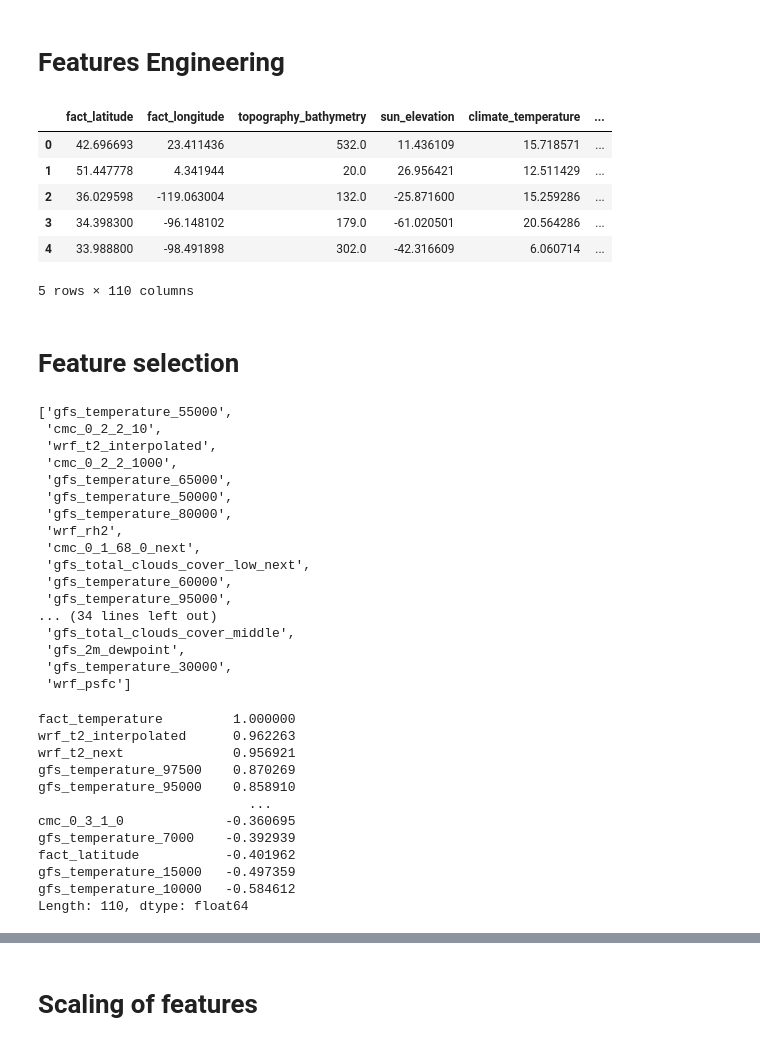
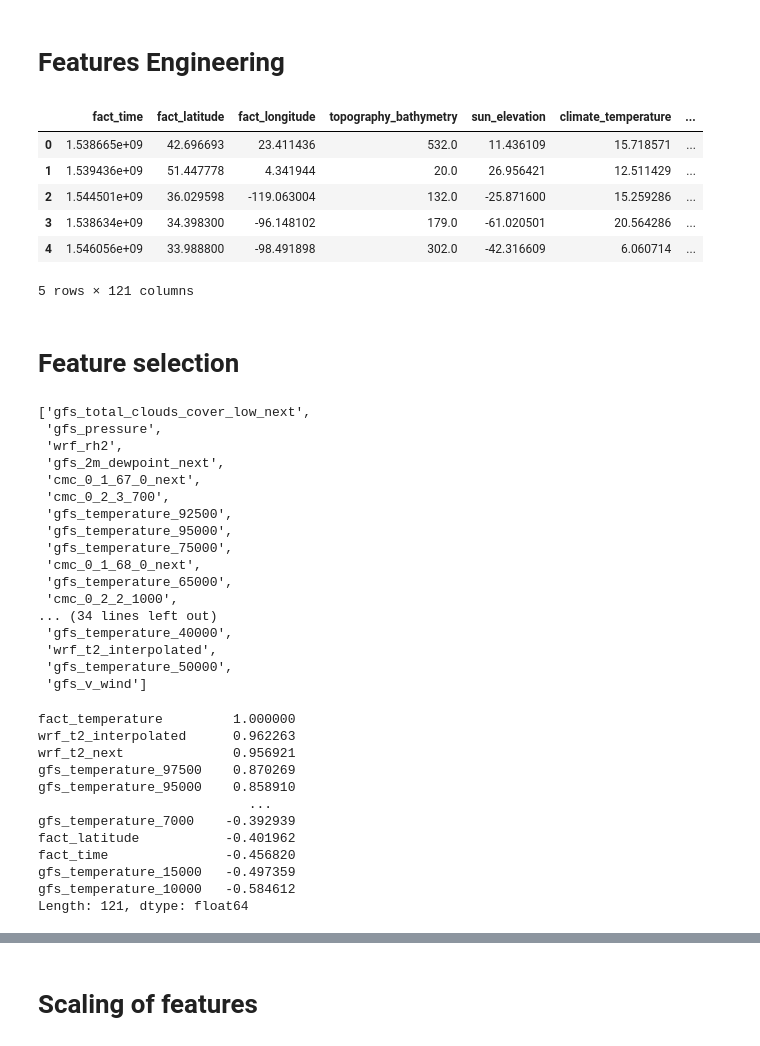
Before and after one commit to AndreaGhiglione/algorithmic-machine-learning, a Jupyter notebook: Challenges/C1 - Weather prediction/Code.ipynb, the cells around one changed output, grey strips where cells are left out. Cells and saved outputs as stored; diff of their text form; code cells hidden in the pictures.

```diff
--- a/Challenges/C1 - Weather prediction/Code.ipynb
+++ b/Challenges/C1 - Weather prediction/Code.ipynb
@@ -118,3 +110,10 @@ print(f"wrf records not available: {(train_df['wrf_available'] == 0).sum()}")
 gfs records not available: 0
 cmc records not available: 1801
 wrf records not available: 107133
+# %%
+# 0 if not NaN, 1 if cmc is missing, 2 if wrf is missing
+nan_points_cmc = (train_df['cmc_available'] == 0).replace({True: 1, False: 0})
+nan_points_wrf = (train_df['wrf_available'] == 0).replace({True: 2, False: 0})
+nan_points_flag = pd.concat([nan_points_cmc, nan_points_wrf]).groupby(level=0).sum()
+train_df["flag"] = nan_points_flag
+train_df.head()
@@ -121,3 +152,5 @@ wrf records not available: 107133
+# %%
+train_df = train_df.drop(columns=["flag"])
 # %%
 # Remove all records with NaN values for cmc and wrf
 train_df = train_df.drop(train_df[train_df["cmc_available"] == 0].index)
@@ -207,14 +238,33 @@ def get_month_and_hour(df, test=False):
+# %%
+from datetime import datetime
+
+def get_hour(date, n_intervals = 6):
+    hour = date.hour
+
+    hours_in_interval = 24 // n_intervals
+
+    return hour // hours_in_interval
+
+
+def get_categorical_month_and_hour(df):
+
+    datetimes = df["fact_time"].apply(datetime.utcfromtimestamp)
+
+    df["month"] = datetimes.apply(lambda date: date.month)
+    df["hour"] = datetimes.apply(get_hour) # get hour in intervals
+
+    return pd.get_dummies(data=df, columns=['month', 'hour'])
 # %%
-train_df = get_month_and_hour(train_df)
+train_df = get_categorical_month_and_hour(train_df)
 train_df.head()
 # %% [output]
-|  | fact_latitude | fact_longitude | topography_bathymetry | sun_elevation | climate_temperature | ... |
-| 0 | 42.696693 | 23.411436 | 532.0 | 11.436109 | 15.718571 | ... |
-| 1 | 51.447778 | 4.341944 | 20.0 | 26.956421 | 12.511429 | ... |
-| 2 | 36.029598 | -119.063004 | 132.0 | -25.871600 | 15.259286 | ... |
-| 3 | 34.398300 | -96.148102 | 179.0 | -61.020501 | 20.564286 | ... |
-| 4 | 33.988800 | -98.491898 | 302.0 | -42.316609 | 6.060714 | ... |
+|  | fact_time | fact_latitude | fact_longitude | topography_bathymetry | sun_elevation | climate_temperature | ... |
+| 0 | 1.538665e+09 | 42.696693 | 23.411436 | 532.0 | 11.436109 | 15.718571 | ... |
+| 1 | 1.539436e+09 | 51.447778 | 4.341944 | 20.0 | 26.956421 | 12.511429 | ... |
+| 2 | 1.544501e+09 | 36.029598 | -119.063004 | 132.0 | -25.871600 | 15.259286 | ... |
+| 3 | 1.538634e+09 | 34.398300 | -96.148102 | 179.0 | -61.020501 | 20.564286 | ... |
+| 4 | 1.546056e+09 | 33.988800 | -98.491898 | 302.0 | -42.316609 | 6.060714 | ... |
-5 rows × 110 columns
+5 rows × 121 columns
 # %% [markdown]
 # Feature selection
 # %%
@@ -251,23 +301,23 @@ features_to_remove_pearson = get_correlated_features(df_cmc_gfs_wrf, threshold=0
 features_to_remove = features_to_remove_pearson
 features_to_remove
 # %% [output]
-['gfs_temperature_55000',
- 'cmc_0_2_2_10',
+['gfs_total_clouds_cover_low_next',
+ 'gfs_pressure',
+ 'wrf_rh2',
+ 'gfs_2m_dewpoint_next',
+ 'cmc_0_1_67_0_next',
+ 'cmc_0_2_3_700',
+ 'gfs_temperature_92500',
+ 'gfs_temperature_95000',
+ 'gfs_temperature_75000',
+ 'cmc_0_1_68_0_next',
+ 'gfs_temperature_65000',
+ 'cmc_0_2_2_1000',
+... (34 lines left out)
+ 'gfs_temperature_40000',
  'wrf_t2_interpolated',
- 'cmc_0_2_2_1000',
- 'gfs_temperature_65000',
  'gfs_temperature_50000',
- 'gfs_temperature_80000',
- 'wrf_rh2',
- 'cmc_0_1_68_0_next',
- 'gfs_total_clouds_cover_low_next',
- 'gfs_temperature_60000',
- 'gfs_temperature_95000',
-... (34 lines left out)
- 'gfs_total_clouds_cover_middle',
- 'gfs_2m_dewpoint',
- 'gfs_temperature_30000',
- 'wrf_psfc']
+ 'gfs_v_wind']
 # %%
 # check correlation between target variable and other features
 corr_target = train_df.corrwith(train_df["fact_temperature"]).sort_values(ascending=False)
@@ -279,12 +329,12 @@ wrf_t2_next              0.956921
 gfs_temperature_97500    0.870269
 gfs_temperature_95000    0.858910
                            ...
-cmc_0_3_1_0             -0.360695
 gfs_temperature_7000    -0.392939
 fact_latitude           -0.401962
+fact_time               -0.456820
 gfs_temperature_15000   -0.497359
 gfs_temperature_10000   -0.584612
-Length: 110, dtype: float64
+Length: 121, dtype: float64
 # %%
 final_train_df = train_df.drop(columns=features_to_remove)
 final_train_df
```
Also changed, not shown: parts of 38 cells of this notebook.
